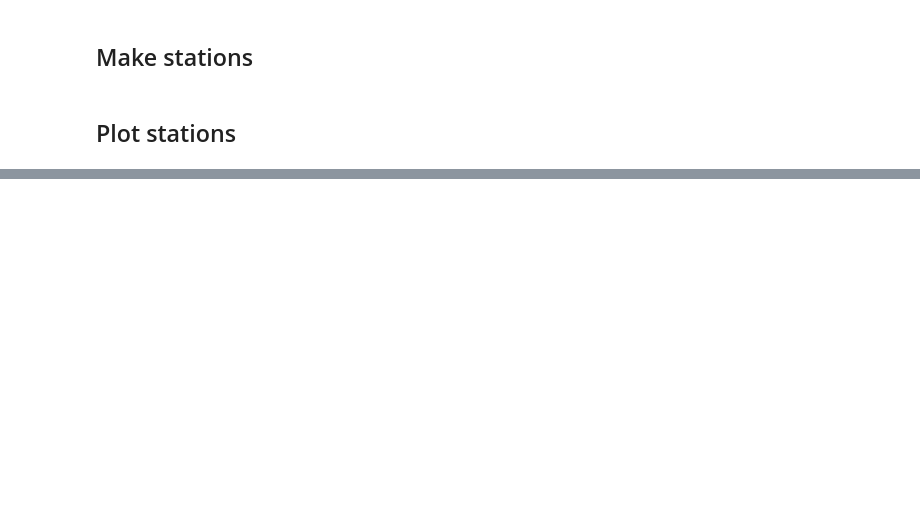
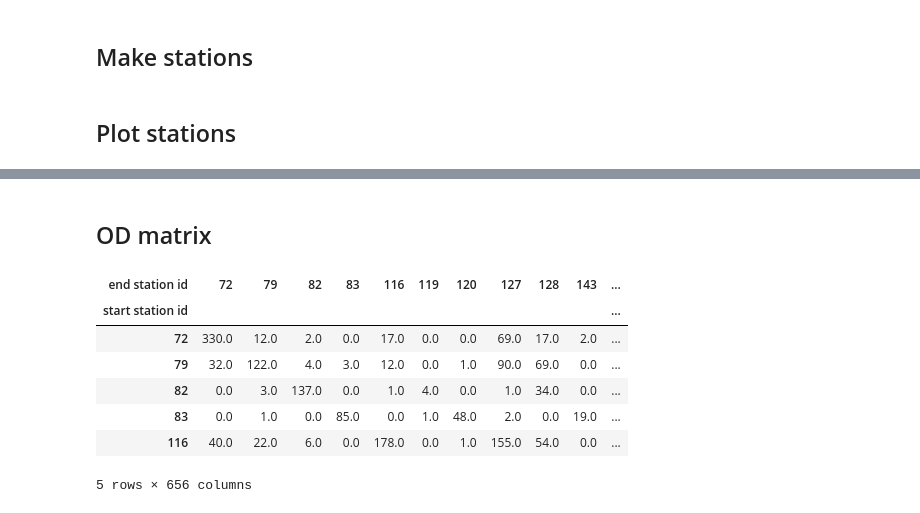
Before and after one commit to RafalKucharskiPK/DataScience_for_TransportationResearch, a Jupyter notebook: demo.ipynb, the cells around one changed output, grey strips where cells are left out. Saved outputs shown, nothing was run; the diff lists cells and outputs as text; code cells hidden in the pictures; blank space fills up the shorter version.

```diff
--- a/demo.ipynb
+++ b/demo.ipynb
@@ -151,0 +232,17 @@ up right on your Plotly figure!
+# %% [markdown]
+## OD matrix
+# %%
+matrix = trips.groupby(by=['start station id', 'end station id'])
+OD = matrix.size()  # make trip matrix
+OD = OD.unstack().fillna(0)
+# %%
+OD.head()
+# %% [output]
+| end station id | 72 | 79 | 82 | 83 | 116 | 119 | 120 | 127 | 128 | 143 | ... |
+| start station id |  |  |  |  |  |  |  |  |  |  | ... |
+| 72 | 330.0 | 12.0 | 2.0 | 0.0 | 17.0 | 0.0 | 0.0 | 69.0 | 17.0 | 2.0 | ... |
+| 79 | 32.0 | 122.0 | 4.0 | 3.0 | 12.0 | 0.0 | 1.0 | 90.0 | 69.0 | 0.0 | ... |
+| 82 | 0.0 | 3.0 | 137.0 | 0.0 | 1.0 | 4.0 | 0.0 | 1.0 | 34.0 | 0.0 | ... |
+| 83 | 0.0 | 1.0 | 0.0 | 85.0 | 0.0 | 1.0 | 48.0 | 2.0 | 0.0 | 19.0 | ... |
+| 116 | 40.0 | 22.0 | 6.0 | 0.0 | 178.0 | 0.0 | 1.0 | 155.0 | 54.0 | 0.0 | ... |
+5 rows × 656 columns
```
Also changed, not shown: parts of 16 cells of this notebook, 1 other file.
